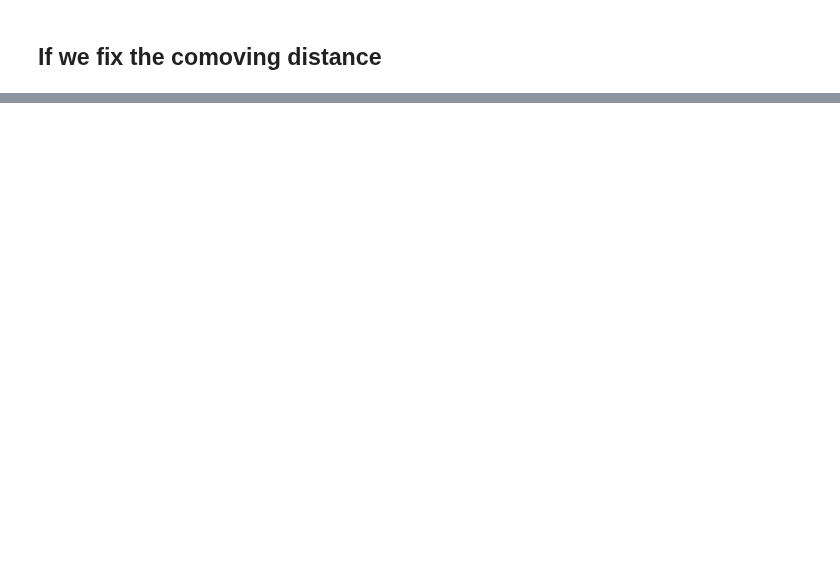
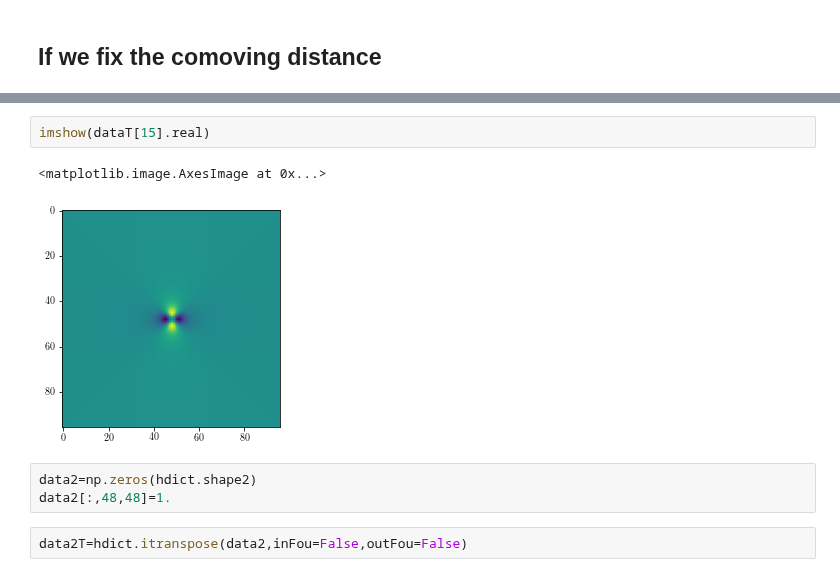
Before and after one commit to mr-superonion/splinv, a Jupyter notebook: notebook/sim-haloCatalog.ipynb, the cells around one changed output, grey strips where cells are left out. Drawn from its saved outputs; the diff is of its cells as text; blank space fills up the shorter version.

```diff
--- a/notebook/sim-haloCatalog.ipynb
+++ b/notebook/sim-haloCatalog.ipynb
@@ -80,0 +124,10 @@ for iz,zh in enumerate(z_array):
+# %%
+imshow(dataT[15].real)
+# %% [output]
+<matplotlib.image.AxesImage at 0x...>
+[figure, added]
+# %%
+data2=np.zeros(hdict.shape2)
+data2[:,48,48]=1.
+# %%
+data2T=hdict.itranspose(data2,inFou=False,outFou=False)
```
Also changed, not shown: parts of 14 cells of this notebook, 9 other files.
